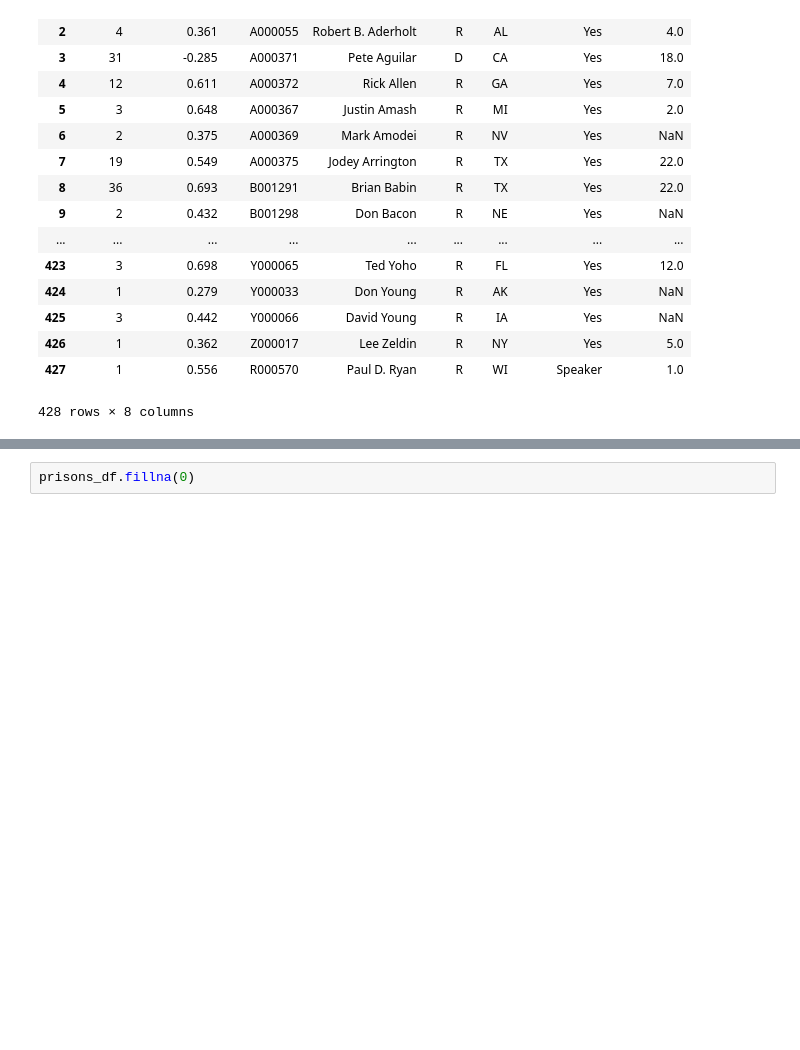
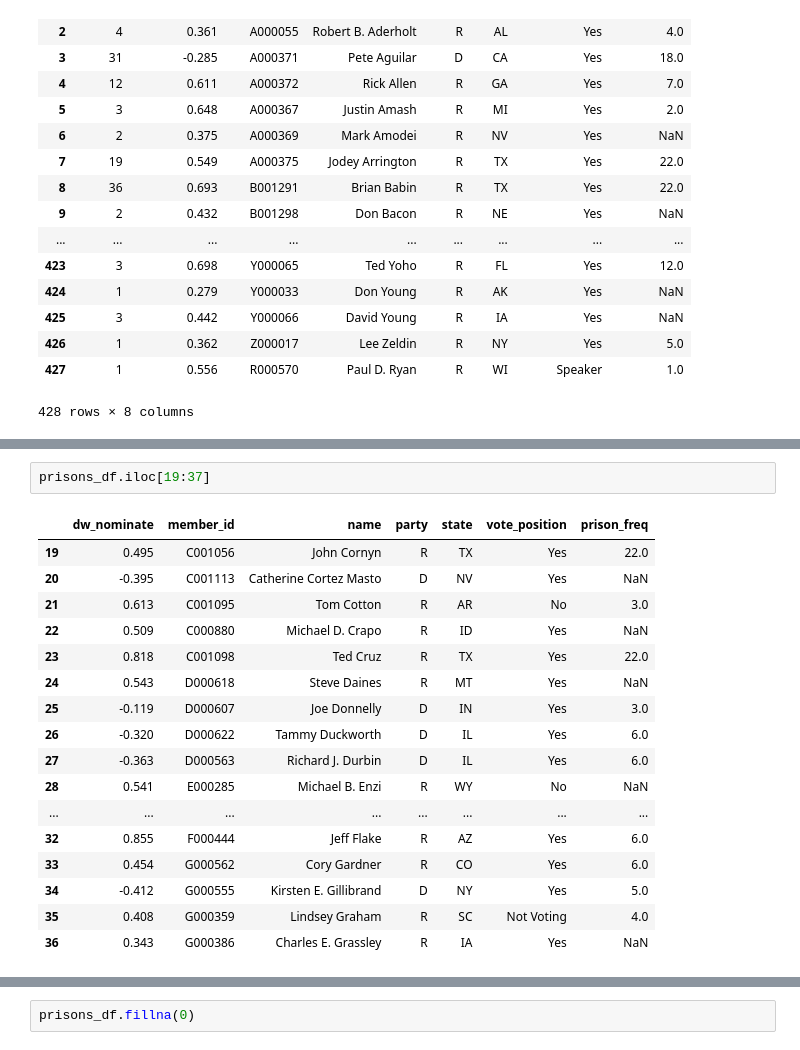
Before and after one commit to EricMa206/Module3Project, a Jupyter notebook: Mod 3 Project-Copy6.ipynb, the cells around one changed output, grey strips where cells are left out. Cells and saved outputs as stored; diff of their text form; blank space fills up the shorter version.

```diff
--- a/Mod 3 Project-Copy6.ipynb
+++ b/Mod 3 Project-Copy6.ipynb
@@ -478,0 +513,20 @@ prisons_df
+# %%
+prisons_df.iloc[19:37]
+# %% [output]
+|  | dw_nominate | member_id | name | party | state | vote_position | prison_freq |
+| 19 | 0.495 | C001056 | John Cornyn | R | TX | Yes | 22.0 |
+| 20 | -0.395 | C001113 | Catherine Cortez Masto | D | NV | Yes | NaN |
+| 21 | 0.613 | C001095 | Tom Cotton | R | AR | No | 3.0 |
+| 22 | 0.509 | C000880 | Michael D. Crapo | R | ID | Yes | NaN |
+| 23 | 0.818 | C001098 | Ted Cruz | R | TX | Yes | 22.0 |
+| 24 | 0.543 | D000618 | Steve Daines | R | MT | Yes | NaN |
+| 25 | -0.119 | D000607 | Joe Donnelly | D | IN | Yes | 3.0 |
+| 26 | -0.320 | D000622 | Tammy Duckworth | D | IL | Yes | 6.0 |
+| 27 | -0.363 | D000563 | Richard J. Durbin | D | IL | Yes | 6.0 |
+| 28 | 0.541 | E000285 | Michael B. Enzi | R | WY | No | NaN |
+| ... | ... | ... | ... | ... | ... | ... | ... |
+| 32 | 0.855 | F000444 | Jeff Flake | R | AZ | Yes | 6.0 |
+| 33 | 0.454 | G000562 | Cory Gardner | R | CO | Yes | 6.0 |
+| 34 | -0.412 | G000555 | Kirsten E. Gillibrand | D | NY | Yes | 5.0 |
+| 35 | 0.408 | G000359 | Lindsey Graham | R | SC | Not Voting | 4.0 |
+| 36 | 0.343 | G000386 | Charles E. Grassley | R | IA | Yes | NaN |
```
Also changed, not shown: parts of 4 cells of this notebook, 1 other file.
